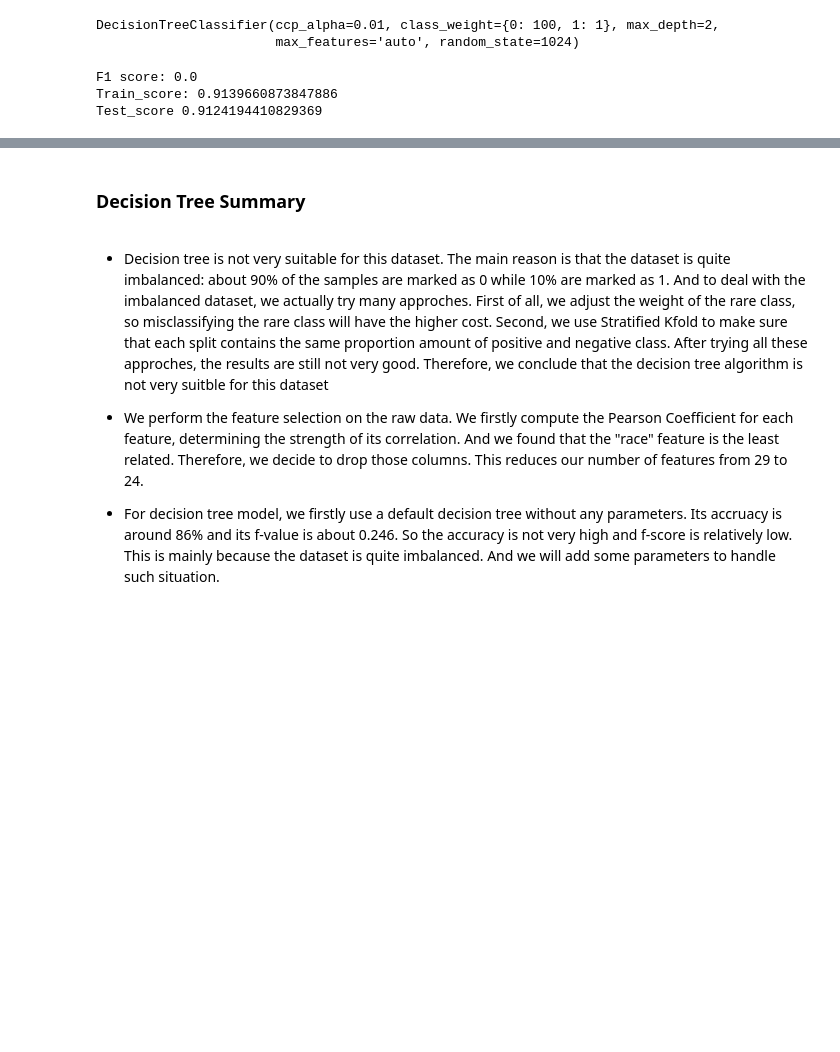
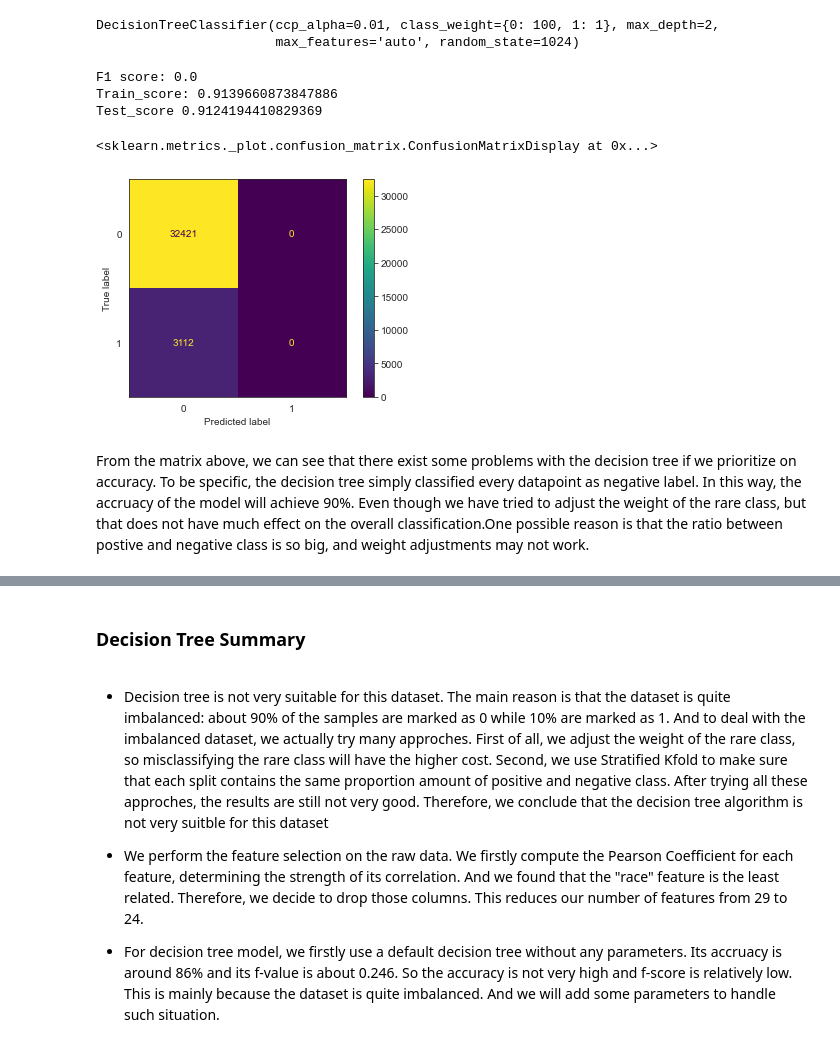
Before and after one commit to COGS118A/Group011-Sp22, a Jupyter notebook: checkpoint2.ipynb, the cells around one changed output, grey strips where cells are left out. Saved outputs shown, nothing was run; the diff lists cells and outputs as text; code cells hidden in the pictures; blank space fills up the shorter version.

```diff
--- a/checkpoint2.ipynb
+++ b/checkpoint2.ipynb
@@ -840,6 +852,16 @@ print("Test_score", test_score_a)
 F1 score: 0.0
 Train_score: 0.9139660873847886
 Test_score 0.9124194410829369
+# %%
+#Confusion matrix
+cm2 = confusion_matrix(y_test, y_pred_a, labels=decision_tree_f.classes_)
+disp1 = ConfusionMatrixDisplay(confusion_matrix=cm2, display_labels=decision_tree_a.classes_)
+disp1.plot()
+# %% [output]
+<sklearn.metrics._plot.confusion_matrix.ConfusionMatrixDisplay at 0x...>
+[figure, added]
+# %% [markdown]
+From the matrix above, we can see that there exist some problems with the decision tree if we prioritize on accuracy. To be specific, the decision tree simply classified every datapoint as negative label. In this way, the accruacy of the model will achieve 90%. Even though we have tried to adjust the weight of the rare class, but that does not have much effect on the overall classification.One possible reason is that the ratio between postive and negative class is so big, and weight adjustments may not work.
 # %%
 # auc roc curve
 dt2_auc_score = roc_auc_score(y_test, y_pred_a)
```
Also changed, not shown: parts of 24 cells of this notebook.
